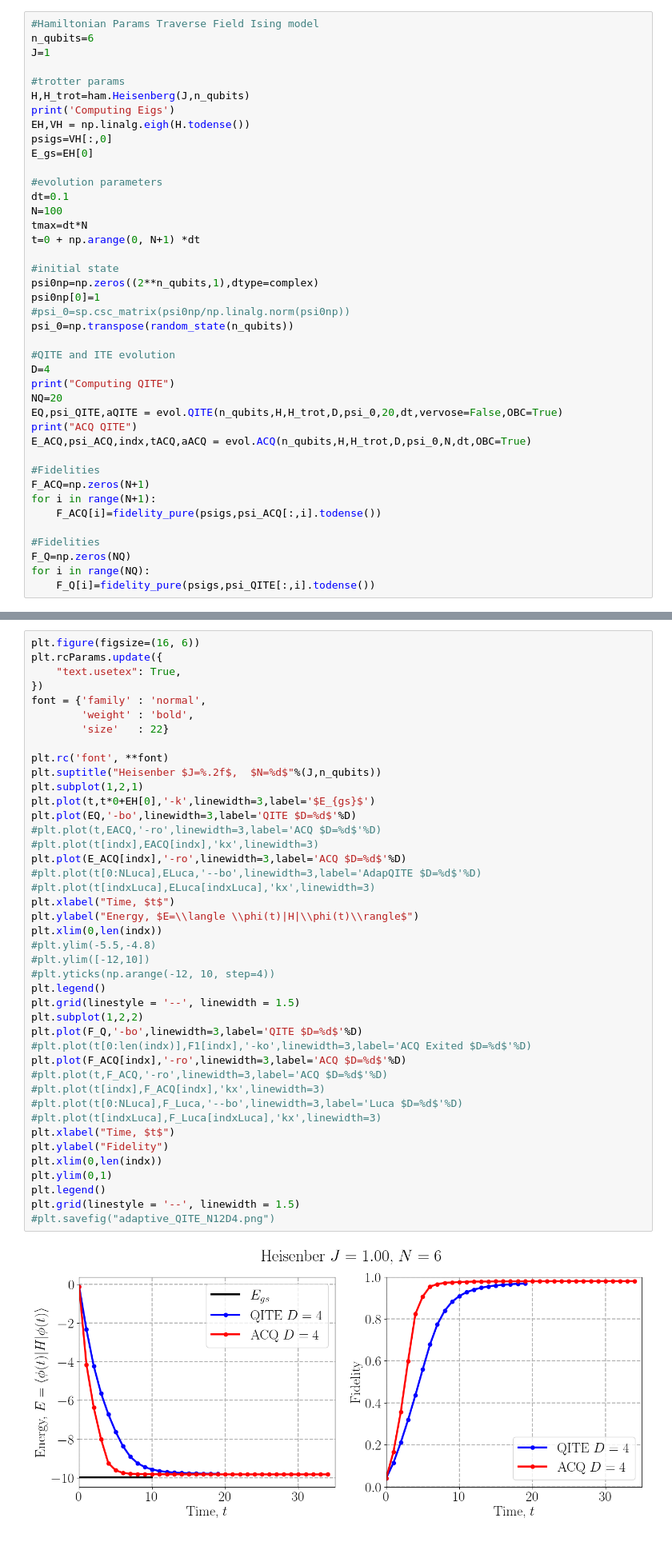
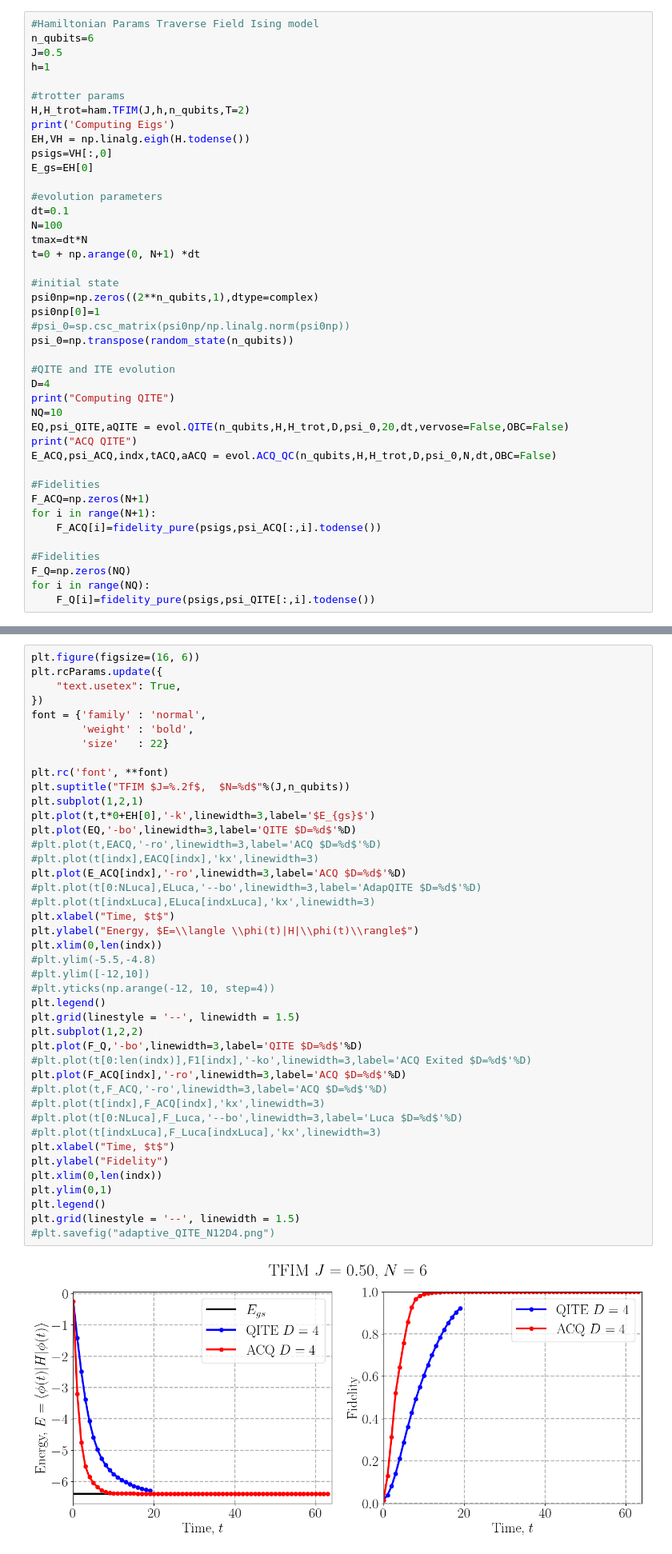
Before and after one commit to LucaYoy/ACQ, a Jupyter notebook: test_evol.ipynb, the cells around one changed output, grey strips where cells are left out. Shown at 80% size. Drawn from its saved outputs; the diff is of its cells as text.

```diff
--- a/test_evol.ipynb
+++ b/test_evol.ipynb
@@ -41,10 +41,11 @@ print(H_trot.Nk)
 # %%
 #Hamiltonian Params Traverse Field Ising model
 n_qubits=6
-J=1
+J=0.5
+h=1
 
 #trotter params
-H,H_trot=ham.Heisenberg(J,n_qubits)
+H,H_trot=ham.TFIM(J,h,n_qubits,T=2)
 print('Computing Eigs')
 EH,VH = np.linalg.eigh(H.todense())
 psigs=VH[:,0]
@@ -65,10 +66,10 @@ psi_0=np.transpose(random_state(n_qubits))
 #QITE and ITE evolution
 D=4
 print("Computing QITE")
-NQ=20
-EQ,psi_QITE,aQITE = evol.QITE(n_qubits,H,H_trot,D,psi_0,20,dt,vervose=False,OBC=True)
+NQ=10
+EQ,psi_QITE,aQITE = evol.QITE(n_qubits,H,H_trot,D,psi_0,20,dt,vervose=False,OBC=False)
 print("ACQ QITE")
-E_ACQ,psi_ACQ,indx,tACQ,aACQ = evol.ACQ(n_qubits,H,H_trot,D,psi_0,N,dt,OBC=True)
+E_ACQ,psi_ACQ,indx,tACQ,aACQ = evol.ACQ_QC(n_qubits,H,H_trot,D,psi_0,N,dt,OBC=False)
 
 #Fidelities
 F_ACQ=np.zeros(N+1)
@@ -107,40 +96,40 @@ font = {'family' : 'normal',
         'size'   : 22}
 
 plt.rc('font', **font)
-plt.suptitle("Heisenber $J=%.2f$,  $N=%d$"%(J,n_qubits))
+plt.suptitle("TFIM $J=%.2f$,  $N=%d$"%(J,n_qubits))
 plt.subplot(1,2,1)
 plt.plot(t,t*0+EH[0],'-k',linewidth=3,label='$E_{gs}$')
 plt.plot(EQ,'-bo',linewidth=3,label='QITE $D=%d$'%D)
 #plt.plot(t,EACQ,'-ro',linewidth=3,label='ACQ $D=%d$'%D)
 #plt.plot(t[indx],EACQ[indx],'kx',linewidth=3)
 plt.plot(E_ACQ[indx],'-ro',linewidth=3,label='ACQ $D=%d$'%D)
 #plt.plot(t[0:NLuca],ELuca,'--bo',linewidth=3,label='AdapQITE $D=%d$'%D)
 #plt.plot(t[indxLuca],ELuca[indxLuca],'kx',linewidth=3)
 plt.xlabel("Time, $t$")
 plt.ylabel("Energy, $E=\\langle \\phi(t)|H|\\phi(t)\\rangle$")
 plt.xlim(0,len(indx))
 #plt.ylim(-5.5,-4.8)
 #plt.ylim([-12,10])
 #plt.yticks(np.arange(-12, 10, step=4))
 plt.legend()
 plt.grid(linestyle = '--', linewidth = 1.5)
 plt.subplot(1,2,2)
 plt.plot(F_Q,'-bo',linewidth=3,label='QITE $D=%d$'%D)
 #plt.plot(t[0:len(indx)],F1[indx],'-ko',linewidth=3,label='ACQ Exited $D=%d$'%D)
 plt.plot(F_ACQ[indx],'-ro',linewidth=3,label='ACQ $D=%d$'%D)
 #plt.plot(t,F_ACQ,'-ro',linewidth=3,label='ACQ $D=%d$'%D)
 #plt.plot(t[indx],F_ACQ[indx],'kx',linewidth=3)
 #plt.plot(t[0:NLuca],F_Luca,'--bo',linewidth=3,label='Luca $D=%d$'%D)
 #plt.plot(t[indxLuca],F_Luca[indxLuca],'kx',linewidth=3)
 plt.xlabel("Time, $t$")
 plt.ylabel("Fidelity")
 plt.xlim(0,len(indx))
 plt.ylim(0,1)
 plt.legend()
 plt.grid(linestyle = '--', linewidth = 1.5)
 #plt.savefig("adaptive_QITE_N12D4.png")
 # %% [output]
-[figure, old version]
+[figure, new version]
 # %%
 EH[1]-EH[0]
 # %% [output]
```
Also changed, not shown: parts of 1 cell of this notebook.
